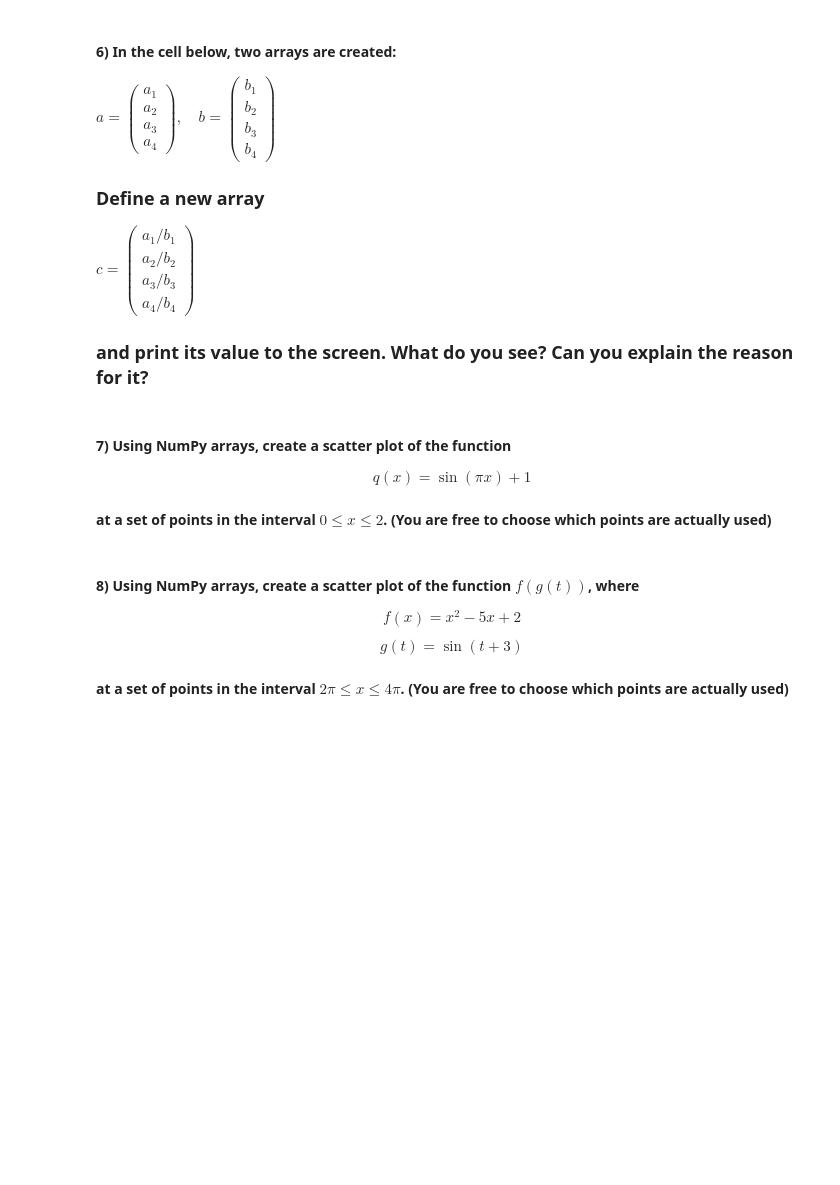
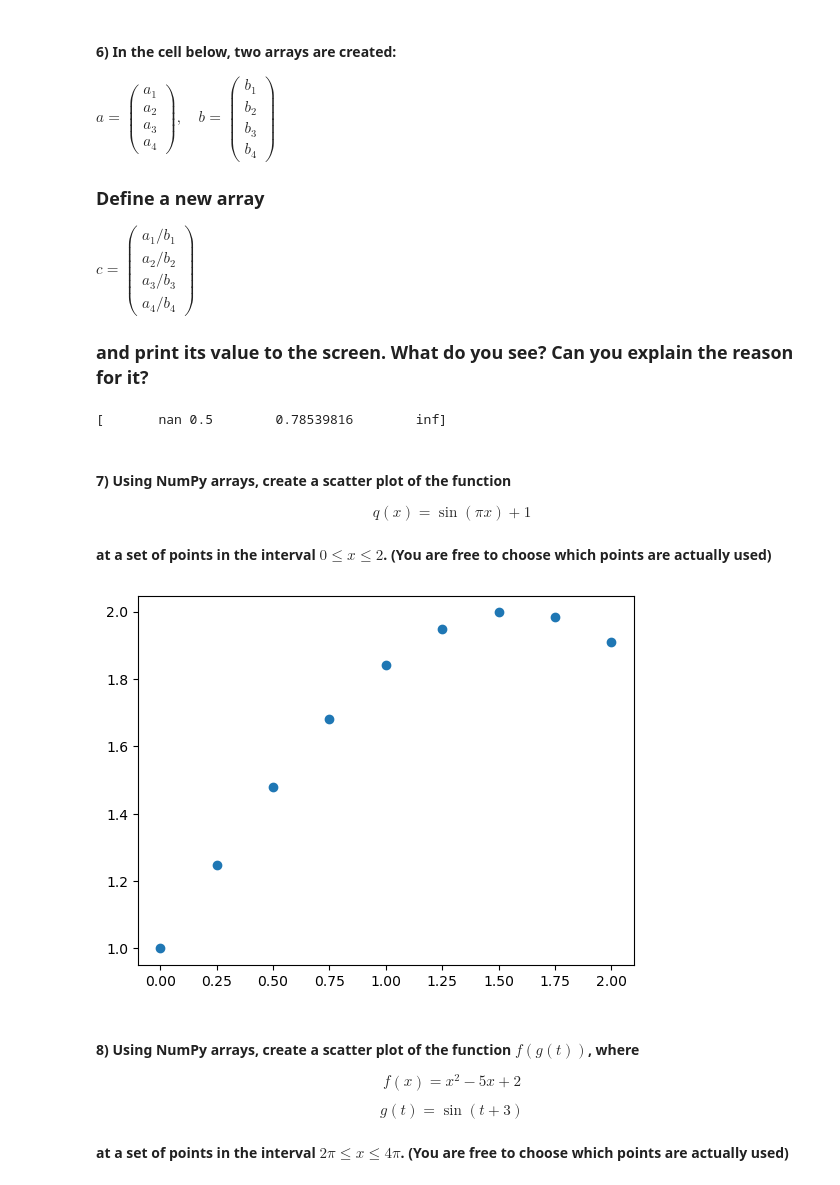
Before and after one commit to swang2026/datasci151spring2026, a Jupyter notebook: lecture_06/lecture_06 - Copy.ipynb, the cells around one changed output. Cells and saved outputs as stored; diff of their text form; code cells hidden in the pictures; blank space fills up the shorter version.

```diff
--- a/lecture_06/lecture_06 - Copy.ipynb
+++ b/lecture_06/lecture_06 - Copy.ipynb
@@ -646,6 +689,11 @@ a = np.array([0, 1.0, np.pi, np.cos(np.pi/12)])
 b = np.array([0, 2.0, 4, 0])
 
 # your code here
+
+c = a/b
+print(c)
+# %% [output]
+[       nan 0.5        0.78539816        inf]
 # %% [markdown]
 #### **7)** Using NumPy arrays, create a scatter plot of the function
 
@@ -654,6 +702,16 @@ $$q(x) = \sin(\pi x) + 1$$
 #### at a set of points in the interval $0 \leq x \leq 2$. (You are free to choose which points are actually used)
 # %%
 # your code here
+
+x = 0, 0.25, 0.50, 0.75, 1, 1.25, 1.50, 1.75, 2
+xval = np.array(x)
+
+yval = np.sin(xval) + 1
+
+plt.scatter(xval, yval)
+plt.show()
+# %% [output]
+[figure, added]
 # %% [markdown]
 #### **8)** Using NumPy arrays, create a scatter plot of the function $f(g(t))$, where
 
```
Also changed, not shown: parts of 8 cells of this notebook.
